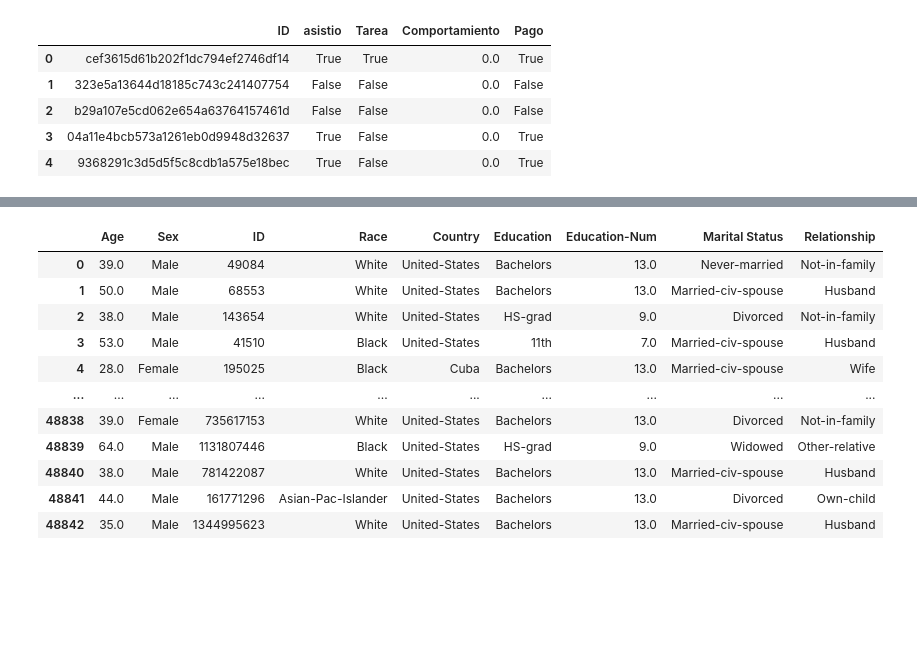
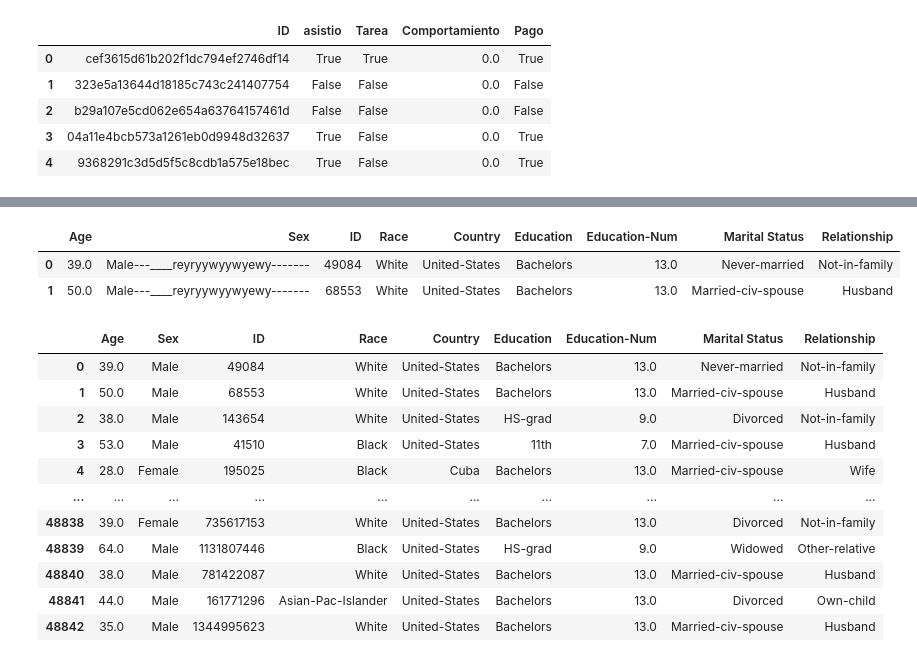
Before and after one commit to anthonypernia/EjerciciosDeTutoriasRealizadas, a Jupyter notebook: data_dquisition/main.ipynb, the cells around one changed output, grey strips where cells are left out. Saved outputs shown, nothing was run; the diff lists cells and outputs as text; code cells hidden in the pictures; blank space fills up the shorter version.

```diff
--- a/data_dquisition/main.ipynb
+++ b/data_dquisition/main.ipynb
@@ -135,3 +131,10 @@ df
+# %%
+df['Sex'] = df['Sex'].str.replace('Male','Male---____reyryywyywyewy')
+df.head(2)
+# %% [output]
+|  | Age | Sex | ID | Race | Country | Education | Education-Num | Marital Status | Relationship |
+| 0 | 39.0 | Male---____reyryywyywyewy------- | 49084 | White | United-States | Bachelors | 13.0 | Never-married | Not-in-family |
+| 1 | 50.0 | Male---____reyryywyywyewy------- | 68553 | White | United-States | Bachelors | 13.0 | Married-civ-spouse | Husband |
 # %%
 df = pd.read_excel('./datasets/data.xlsx')
 df
```
Also changed, not shown: parts of 2 cells of this notebook.
